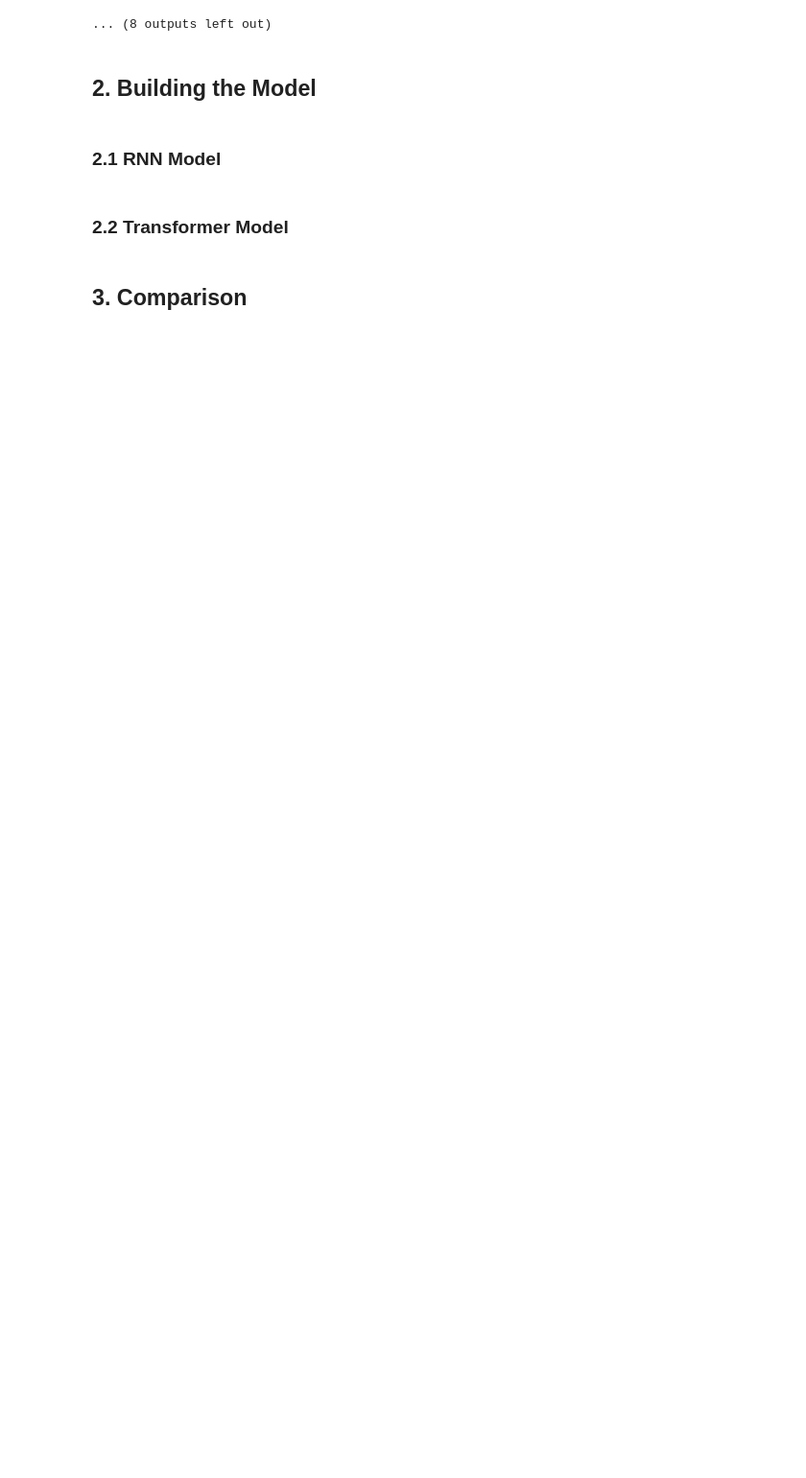
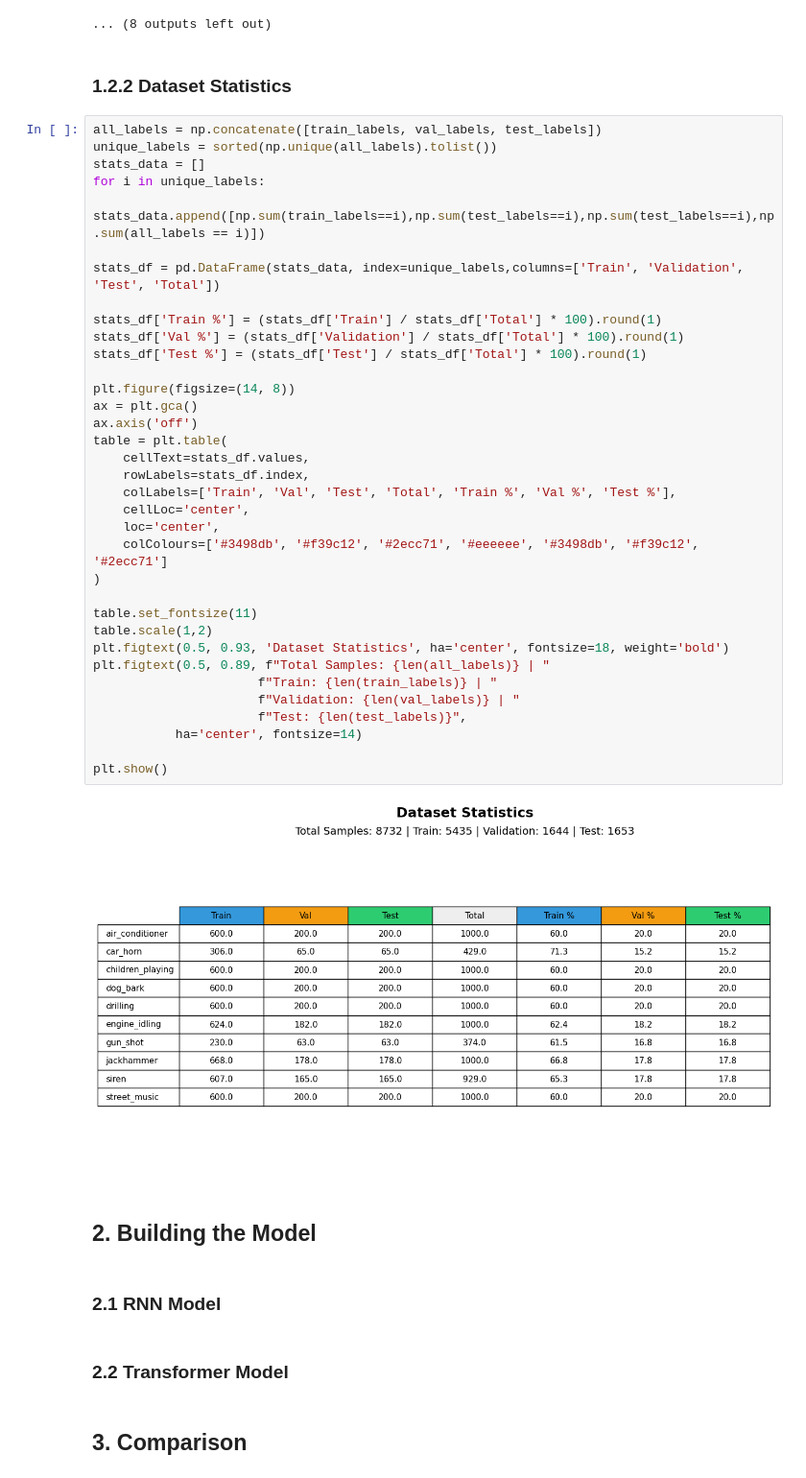
Before and after one commit to RanaMohamed6720/Environmental-Sound-Classification, a Jupyter notebook: sound_classification.ipynb, the cells around one changed output. Shown at 96% size. Drawn from its saved outputs; the diff is of its cells as text; blank space fills up the shorter version.

Commit message:
Adding Dataset Statistics

```diff
--- a/sound_classification.ipynb
+++ b/sound_classification.ipynb
@@ -283,6 +285,45 @@ CLASS AUDIO EXAMPLES
    Class: engine_idling (Sample 1475)
 [interactive output not drawn]
 ... (8 outputs left out)
+# %% [markdown]
+### 1.2.2 Dataset Statistics
+# %%
+all_labels = np.concatenate([train_labels, val_labels, test_labels])
+unique_labels = sorted(np.unique(all_labels).tolist())
+stats_data = []
+for i in unique_labels:
+    stats_data.append([np.sum(train_labels==i),np.sum(test_labels==i),np.sum(test_labels==i),np.sum(all_labels == i)])
+
+stats_df = pd.DataFrame(stats_data, index=unique_labels,columns=['Train', 'Validation', 'Test', 'Total'])
+
+stats_df['Train %'] = (stats_df['Train'] / stats_df['Total'] * 100).round(1)
+stats_df['Val %'] = (stats_df['Validation'] / stats_df['Total'] * 100).round(1)
+stats_df['Test %'] = (stats_df['Test'] / stats_df['Total'] * 100).round(1)
+
+plt.figure(figsize=(14, 8))
+ax = plt.gca()
+ax.axis('off')
+table = plt.table(
+    cellText=stats_df.values,
+    rowLabels=stats_df.index,
+    colLabels=['Train', 'Val', 'Test', 'Total', 'Train %', 'Val %', 'Test %'],
+    cellLoc='center',
+    loc='center',
+    colColours=['#3498db', '#f39c12', '#2ecc71', '#eeeeee', '#3498db', '#f39c12', '#2ecc71']
+)
+
+table.set_fontsize(11)
+table.scale(1,2)
+plt.figtext(0.5, 0.93, 'Dataset Statistics', ha='center', fontsize=18, weight='bold')
+plt.figtext(0.5, 0.89, f"Total Samples: {len(all_labels)} | "
+                      f"Train: {len(train_labels)} | "
+                      f"Validation: {len(val_labels)} | "
+                      f"Test: {len(test_labels)}",
+           ha='center', fontsize=14)
+
+plt.show()
+# %% [output]
+[figure, added]
 # %% [markdown]
 ## 2. Building the Model
 # %% [markdown]
```
Also changed, not shown: parts of 1 cell of this notebook.
